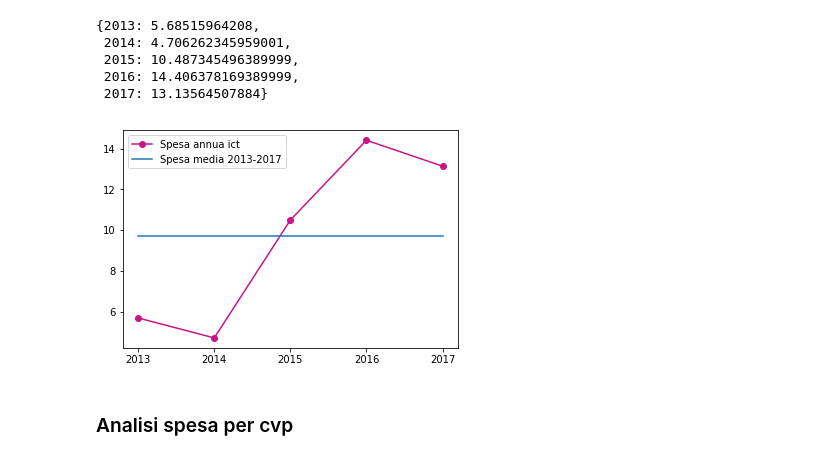
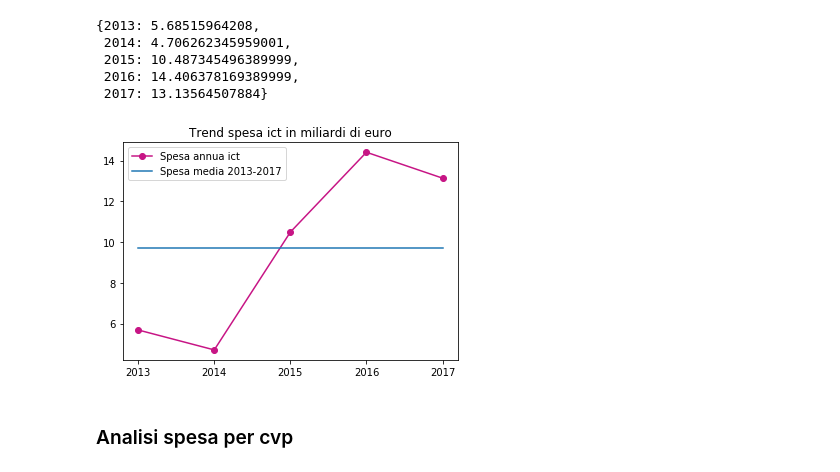
Before and after one commit to fabiana001/anacAnalysis, a Jupyter notebook: notebooks/Analisi SIMOG.ipynb, the cells around one changed output. Drawn from its saved outputs; the diff is of its cells as text; code cells hidden in the pictures.

```diff
--- a/notebooks/Analisi SIMOG.ipynb
+++ b/notebooks/Analisi SIMOG.ipynb
@@ -131,15 +133,16 @@ spesa per anno in miliardi di euro
 # %%
 #ax = sns.lineplot(x=spesa.keys, y=spesa.values, hue="event", err_style="bars", ci=68)
 import seaborn as sns
 
 mean = np.mean(list(spesa.values()))
 
 plt.plot( spesa.keys(), spesa.values(), marker='o', color='mediumvioletred',  label='Spesa annua ict')
 plt.plot(spesa.keys(), np.full((len(spesa.keys())), mean),  label='Spesa media 2013-2017')
 plt.xticks(list(spesa.keys()))
+plt.title("Trend spesa ict in miliardi di euro")
 plt.legend()
 plt.show()
 # %% [output]
-[figure, old version]
+[figure, new version]
 # %% [markdown]
 ### Analisi spesa per cvp
```
Also changed, not shown: parts of 2 cells of this notebook.
